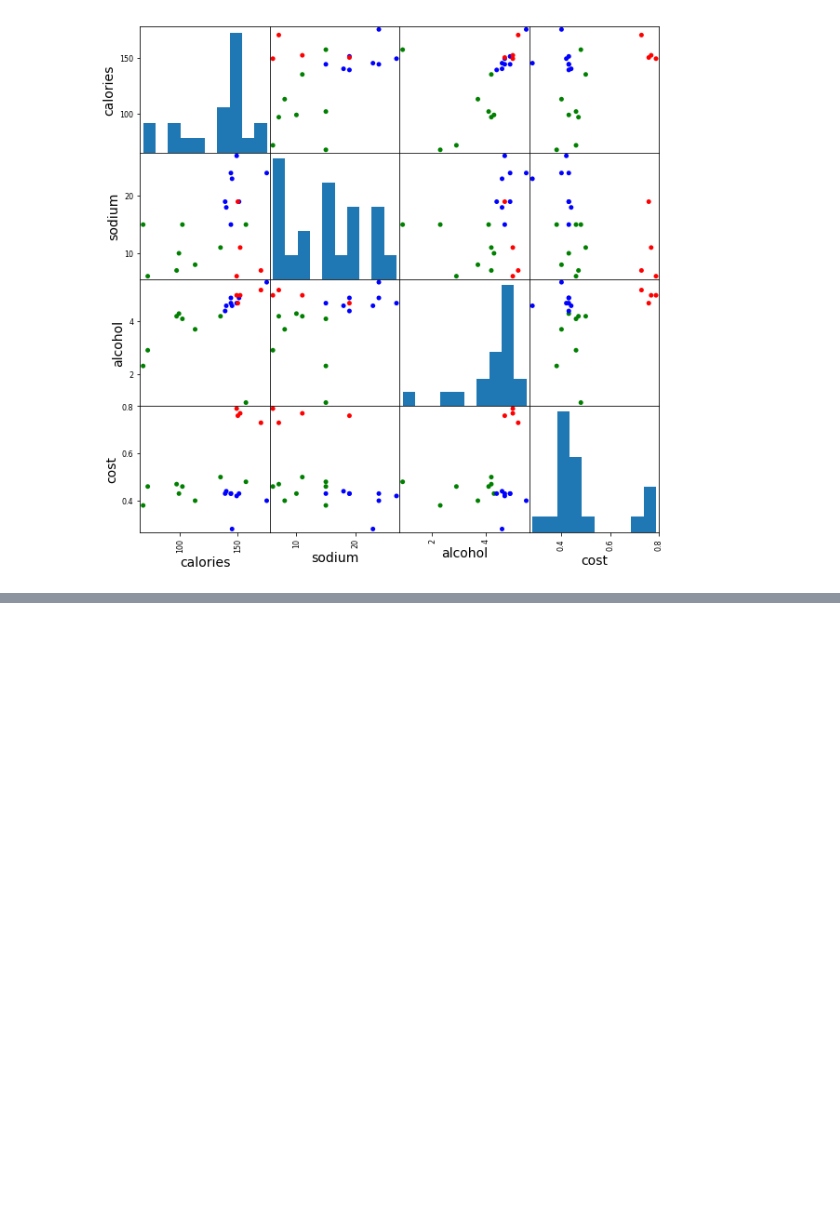
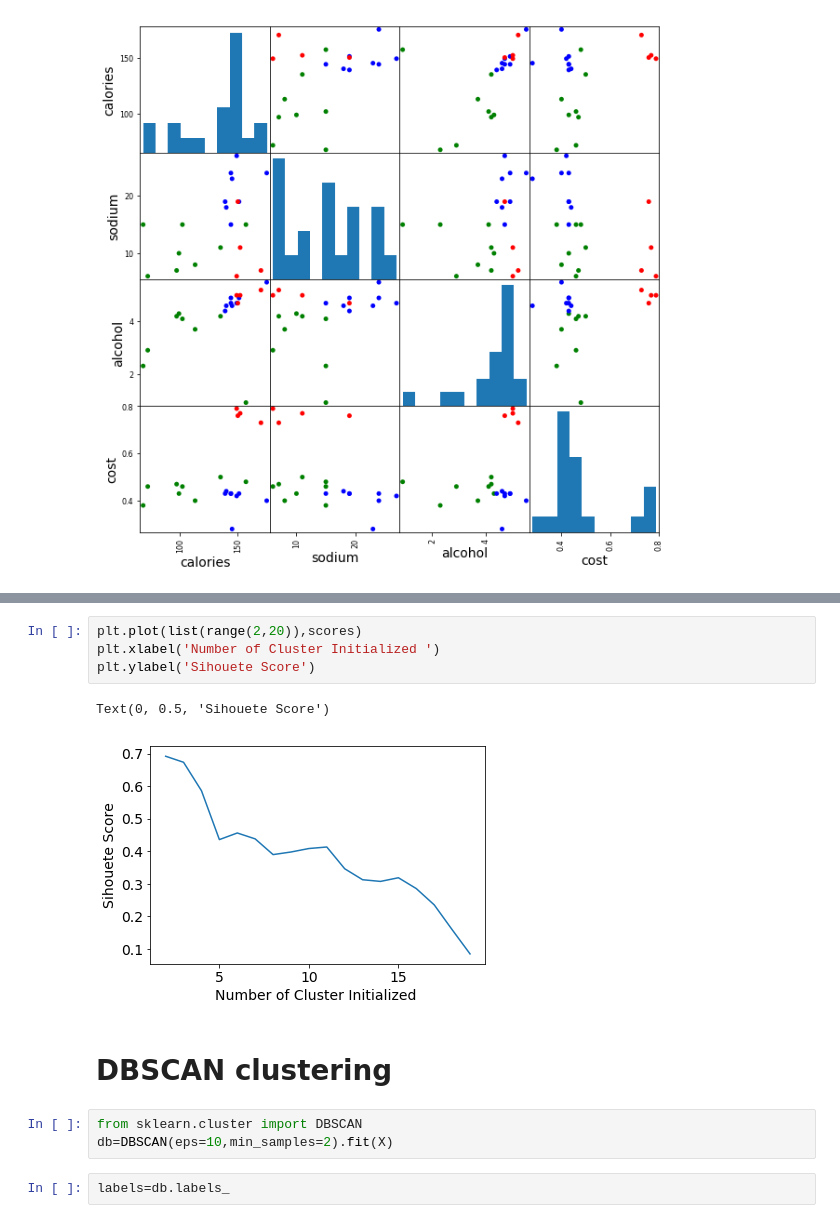
Before and after one commit to lixixi89055465/py_stu, a Jupyter notebook: tangyudi/配套案例/聚类算法/k-mean-dbscantest.ipynb, the cells around one changed output, grey strips where cells are left out. Cells and saved outputs as stored; diff of their text form; blank space fills up the shorter version.

Commit message:
聚类： k-means  dbscan

```diff
--- a/tangyudi/配套案例/聚类算法/k-mean-dbscantest.ipynb
+++ b/tangyudi/配套案例/聚类算法/k-mean-dbscantest.ipynb
@@ -249,3 +260,17 @@ scores
  0.23498077333071996,
  0.1588091017496281,
  0.08423051380151177]
+# %%
+plt.plot(list(range(2,20)),scores)
+plt.xlabel('Number of Cluster Initialized ')
+plt.ylabel('Sihouete Score')
+# %% [output]
+Text(0, 0.5, 'Sihouete Score')
+[figure, added]
+# %% [markdown]
+# DBSCAN clustering
+# %%
+from sklearn.cluster import DBSCAN
+db=DBSCAN(eps=10,min_samples=2).fit(X)
+# %%
+labels=db.labels_
```
Also changed, not shown: parts of 9 cells of this notebook.
